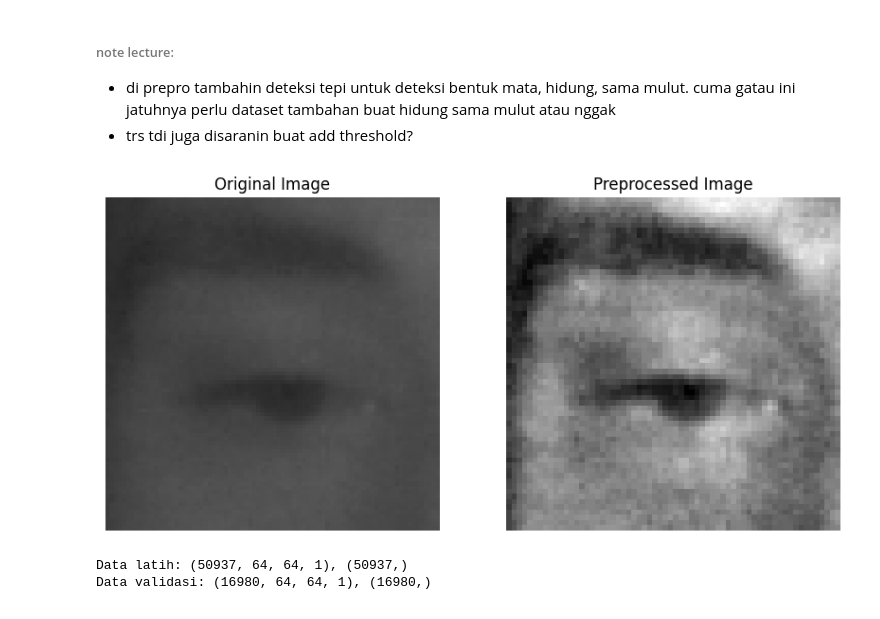
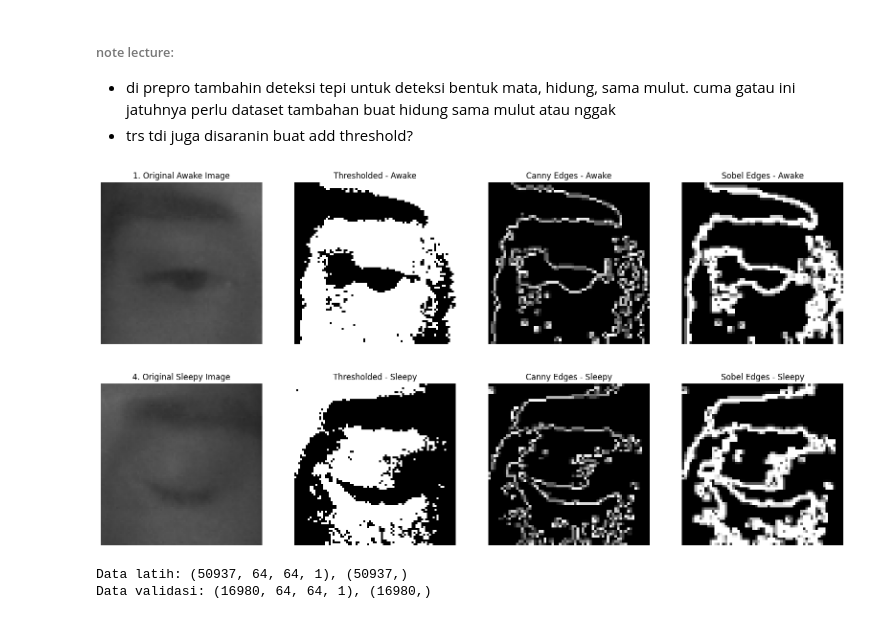
Before and after one commit to ImeShoukat/driver-drowsiness, a Jupyter notebook: train_model.ipynb, the cells around one changed output. Drawn from its saved outputs; the diff is of its cells as text; code cells hidden in the pictures.

Commit message:
add thresholding and edge

```diff
--- a/train_model.ipynb
+++ b/train_model.ipynb
@@ -15,39 +15,91 @@ TensorFlow Version: 2.21.0
 - di prepro tambahin deteksi tepi untuk deteksi bentuk mata, hidung, sama mulut. cuma gatau ini jatuhnya perlu dataset tambahan buat hidung sama mulut atau nggak
 - trs tdi juga disaranin buat add threshold?
 # %%
-def preprocess_image(file_path):
+def base_preprocess_image(file_path):
     img = cv2.imread(file_path)
     gray_img = cv2.cvtColor(img, cv2.COLOR_BGR2GRAY)
     clah_img = cv2.createCLAHE(clipLimit=2.0, tileGridSize=(8, 8))
     enhanced_img = clah_img.apply(gray_img)
-    final_img = cv2.resize(enhanced_img, (64, 64))
-    return final_img/255.0
+    _, threshold_img = cv2.threshold(enhanced_img, 0, 255, cv2.THRESH_BINARY + cv2.THRESH_OTSU)
+    return threshold_img
+
+def canny_edge(file_path):
+    threshold_img = base_preprocess_image(file_path)
+    canny_edges = cv2.Canny(threshold_img, 50, 150)
+    return cv2.resize(canny_edges, (64, 64))
+
+def sobel_edge(file_path):
+    threshold_img = base_preprocess_image(file_path)
+    sobel_x = cv2.Sobel(threshold_img, cv2.CV_64F, 1, 0, ksize=3)
+    sobel_y = cv2.Sobel(threshold_img, cv2.CV_64F, 0, 1, ksize=3)
+    sobel_combined = np.sqrt(sobel_x**2 + sobel_y**2)
+    sobel_edges = np.uint8(np.clip(sobel_combined, 0, 255))
+    return cv2.resize(sobel_edges, (64, 64))
 # %%
 import matplotlib.pyplot as plt
 sample_path = "data/train/awake/s0001_01842_0_0_1_0_0_01.png"
+sample_sleep= "data/train/sleepy/s0001_00002_0_0_0_0_0_01.png"
 if os.path.exists(sample_path):
-    img = cv2.imread(sample_path)
-    img_rgb = cv2.cvtColor(img, cv2.COLOR_BGR2RGB)
-    processed_image = preprocess_image(sample_path)
+    img_awake = cv2.imread(sample_path)
+    img_awake_rgb = cv2.cvtColor(img_awake, cv2.COLOR_BGR2RGB)
+    img_sleepy = cv2.imread(sample_sleep)
+    img_sleepy_rgb = cv2.cvtColor(img_sleepy, cv2.COLOR_BGR2RGB)
 
-    plt.figure(figsize=(10, 5))
+    thresholded_awake = base_preprocess_image(sample_path)
+    thresholded_sleepy = base_preprocess_image(sample_sleep)
+    canny_awake = canny_edge(sample_path)
+    sobel_awake = sobel_edge(sample_path)
+    canny_sleepy = canny_edge(sample_sleep)
+    sobel_sleepy = sobel_edge(sample_sleep)
 
-    plt.subplot(1, 2, 1)
-    plt.imshow(img_rgb)
-    plt.title("Original Image")
+    plt.figure(figsize=(20, 10))
+
+    plt.subplot(2, 4, 1)
+    plt.imshow(img_awake_rgb)
+    plt.title("1. Original Awake Image")
     plt.axis('off')
 
-    plt.subplot(1, 2, 2)
-    plt.imshow(processed_image, cmap='gray')
-    plt.title("Preprocessed Image")
+    plt.subplot(2, 4, 2)
+    plt.imshow(thresholded_awake, cmap='gray')
+    plt.title("Thresholded - Awake")
     plt.axis('off')
-    plt.show()
+
+    plt.subplot(2, 4, 3)
+    plt.imshow(canny_awake, cmap='gray')
+    plt.title("Canny Edges - Awake")
+    plt.axis('off')
+
+    plt.subplot(2, 4, 4)
+    plt.imshow(sobel_awake, cmap='gray')
+    plt.title("Sobel Edges - Awake")
+    plt.axis('off')
+
+    plt.subplot(2, 4, 5)
+    plt.imshow(img_sleepy_rgb)
+    plt.title("4. Original Sleepy Image")
+    plt.axis('off')
+
+    plt.subplot(2, 4, 6)
+    plt.imshow(thresholded_sleepy, cmap='gray')
+    plt.title("Thresholded - Sleepy")
+    plt.axis('off')
+
+    plt.subplot(2, 4, 7)
+    plt.imshow(canny_sleepy, cmap='gray')
+    plt.title("Canny Edges - Sleepy")
+    plt.axis('off')
+
+    plt.subplot(2, 4, 8)
+    plt.imshow(sobel_sleepy, cmap='gray')
+    plt.title("Sobel Edges - Sleepy")
+    plt.axis('off')
+
 
     plt.show()
 else:
     print(f"sampel tidak ditemukan {sample_path}. cek dan coba lagi.")
 # %% [output]
-[figure, old version]
+[figure, new version]
 # %%
 def load_data(data_dir):
     X, y = [], []
```
Also changed, not shown: parts of 3 cells of this notebook, 2 other files.
